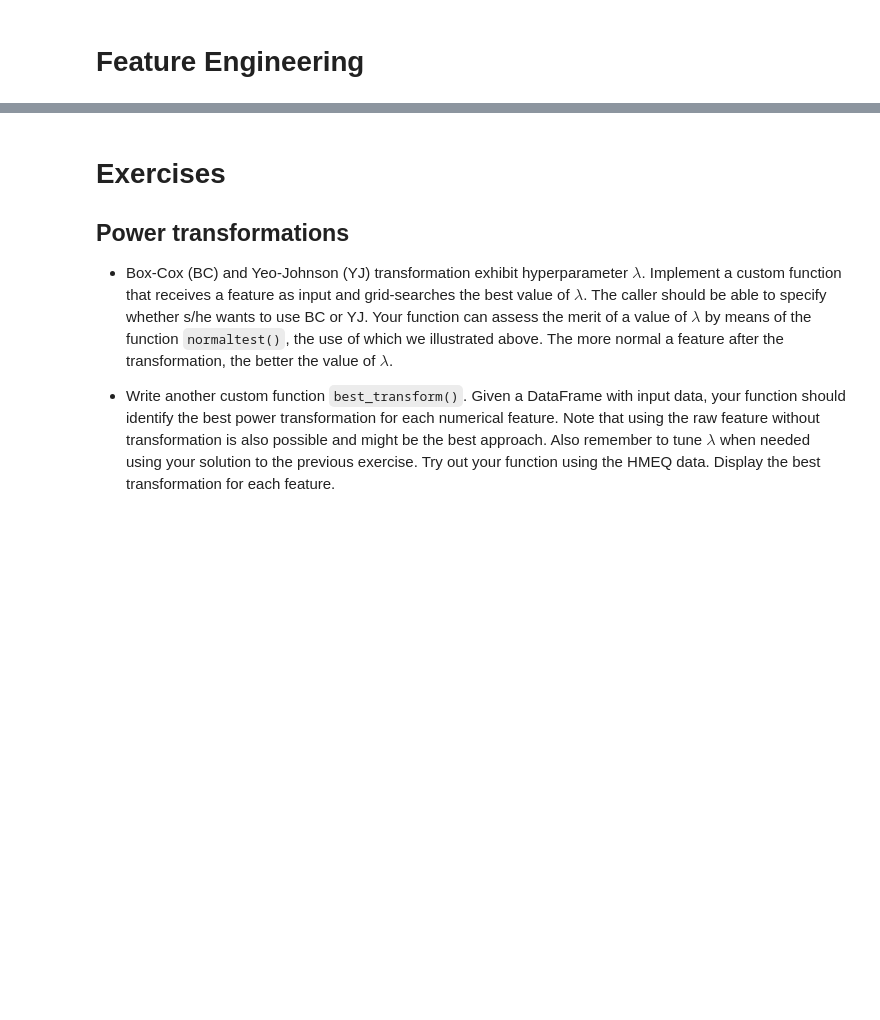
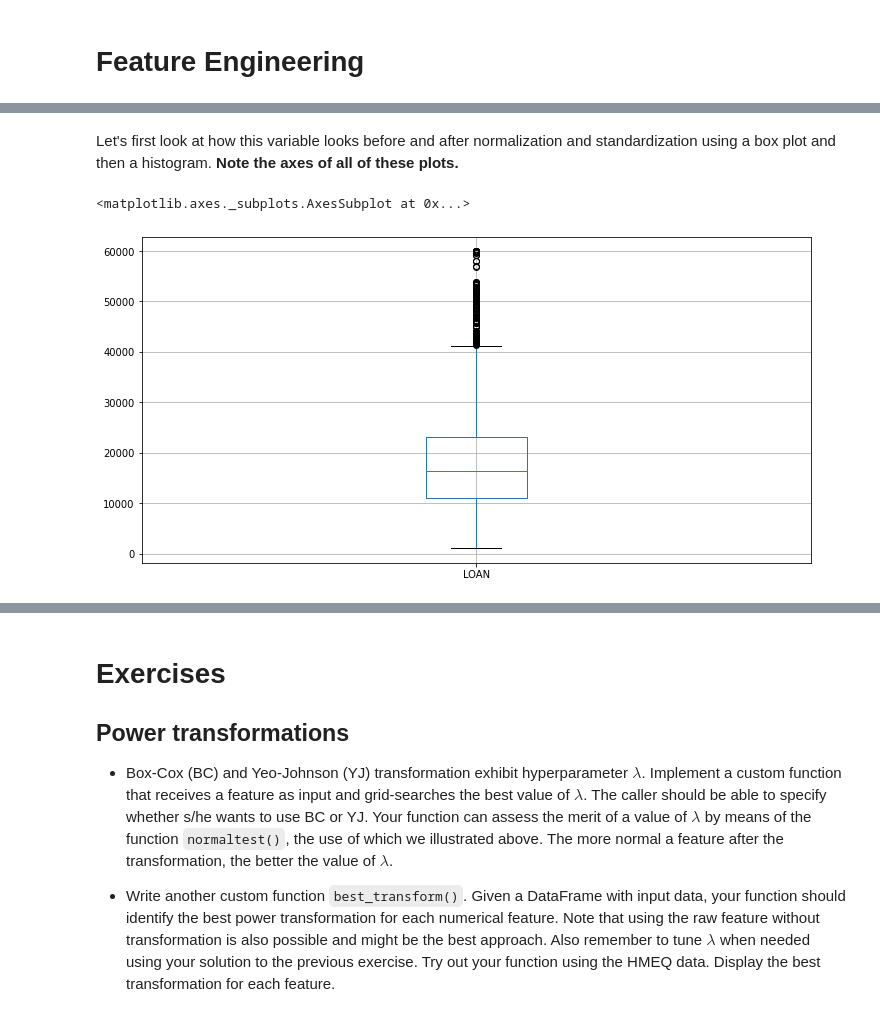
Before and after one commit to Humboldt-WI/bads, a Jupyter notebook: tutorials/9_nb_feature_engineering.ipynb, the cells around one changed output, grey strips where cells are left out. Cells and saved outputs as stored; diff of their text form; code cells hidden in the pictures; blank space fills up the shorter version.

```diff
--- a/tutorials/9_nb_feature_engineering.ipynb
+++ b/tutorials/9_nb_feature_engineering.ipynb
@@ -34,0 +25,24 @@ I noted that in several places of the notebook, we will obtain a data set (e.g.,
+# %%
+# Import standard Python libraries
+import numpy as np
+import matplotlib.pyplot as plt
+import pandas as pd
+from sklearn.model_selection import train_test_split
+from sklearn.ensemble import RandomForestClassifier
+from sklearn.metrics import roc_auc_score
+
+# Some configuration of the plots we will create later
+%matplotlib inline
+plt.rcParams["figure.figsize"] = (12,6)
+
+# Load credit risk data in pre-processed format from GitHub
+data_url = 'https://raw.githubusercontent.com/Humboldt-WI/bads/master/data/hmeq_prepared.csv'
+df = pd.read_csv(data_url)
+
+# Extract target variable and feature matrix
+X = df.drop(['BAD'], axis=1)
+y = df[['BAD']]
+
+X_train, X_test, y_train, y_test = train_test_split(X, y, test_size=.2)
+
+X_train.head()
@@ -219,0 +198,9 @@ The above demos should have provided some ideas, what transformation and selecti
+# %% [markdown]
+Let's first look at how this variable looks before and after normalization and standardization using a box plot and then a histogram. **Note the axes of all of these plots.**
+# %%
+# raw variable
+
+X_train[['LOAN']].boxplot()
+# %% [output]
+<matplotlib.axes._subplots.AxesSubplot at 0x...>
+[figure, added]
```
Also changed, not shown: parts of 122 cells of this notebook, 1 other file.
